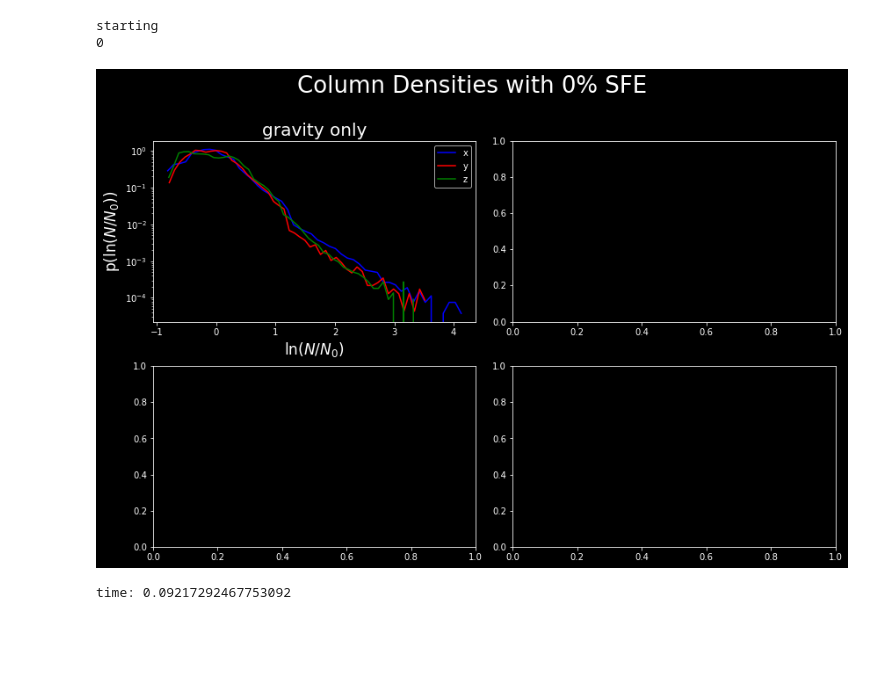
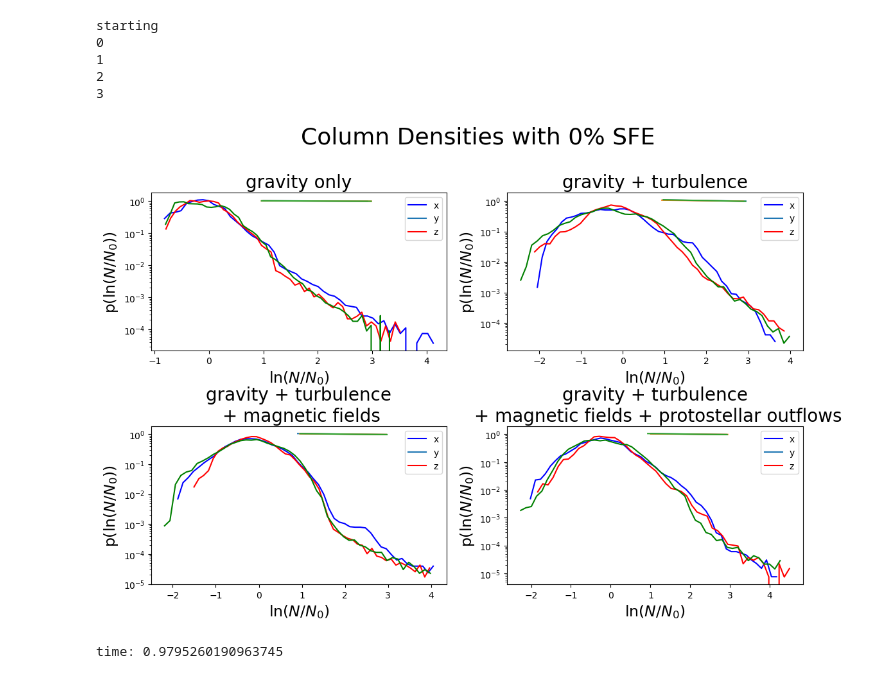
Before and after one commit to Kiihne/PDF-kiihne, a Jupyter notebook: curve_fit.ipynb, the cells around one changed output. Drawn from its saved outputs; the diff is of its cells as text; code cells hidden in the pictures; blank space fills up the shorter version.

```diff
--- a/curve_fit.ipynb
+++ b/curve_fit.ipynb
@@ -6,7 +6,7 @@ import time
 from yt.funcs import mylog
 import matplotlib.pyplot as plt
 mylog.setLevel(40) #prevents warning
-plt.style.use('dark_background')
+plt.style.use('default')
 import scipy
 from scipy import optimize
 # %%
@@ -15,29 +15,31 @@ inputfile = ('/scratch/jak491/npz_storage/covering_grid_den0.npz','/scratch/jak4
 percent = 0
 perc = '0'
 titles = ('gravity only', 'gravity + turbulence','gravity + turbulence\n + magnetic fields', 'gravity + turbulence\n + magnetic fields + protostellar outflows')
-lower_limit = .5
-upper_limit = 2
+lower_limit = .9
+upper_limit = 3
 # %%
-#select subrange of values to put in function
+#define function
 def linear(x, m, b):
-    y = m*x + b
-    return y
+    return m*x + b
+
 #y2 = linear(range(6),np.ones(6)*2,np.ones(6))
+# %%
+#plot setup
+d = {}
+variable_name =('density_g','density_gt','density_gtm', 'density_gtmp')
+input_file = inputfile[percent]
+plot_data = np.load(input_file, allow_pickle=True)
 # %%
+#main processing cell.
 start = time.time()
 print('starting')
-
-d = {}
-variable_name =('density_g','density_gt','density_gtm', 'density_gtmp')
-inputfile = inputfile[percent]
-plot_data = np.load(inputfile, allow_pickle=True)
 
 fig, ax = plt.subplots(nrows=2,ncols=2, sharex=False,figsize=(12,8))
 ax =ax.ravel()
 plt.suptitle('Column Densities with ' + perc + '% SFE', size =26)
-plot_data = np.load(inputfile, allow_pickle=True)
 
-for n in range(1):
+
+for n in range(4):
     den = plot_data[plot_data.files[n]]
     color_list = ('b', 'r', 'g')
     print(n)     #for time keeping
@@ -45,35 +47,52 @@ for n in range(1):
     for a in (range(3)):
         den_d = np.sum(den, axis = a)
         den_flat_d = den_d.flatten()
         den_mean_d = np.mean(den_flat_d)
         log_den_d = np.log(den_flat_d/den_mean_d)  #log step is slowing down
         counts_d, binS_d = np.histogram(log_den_d,bins=50, density= True)
 
         bin_list = []
         for i in range(len(binS_d)-1):
             bin_i=(binS_d[i]+binS_d[i+1])/2
             bin_list.append(bin_i)
+        #create subrange and plots linear fit
+        x =[]
+        y = []
+        for i in range(len(bin_list)):
+            if bin_list[i] > lower_limit:
+                if bin_list[i] < upper_limit:
+                    x.append(bin_list[i])
+                    y.append(counts_d[i])
+        lin_param, lin_con = scipy.optimize.curve_fit(linear, x, y)
+        m = np.ones(len(x))*lin_param[0]
+        b = np.ones(len(x))*lin_param[1]
+        y = linear(x,m,b)
+
         ax[n].set_xlabel(r'ln($N/N_0$)', size=17)
         ax[n].set_ylabel(r'p(ln($N/N_0$))', size=17)
         ax[n].set_title(titles[n], size = 20)
         ax[n].plot(bin_list, counts_d, color = color_list[a])
+        ax[n].plot(x,np.exp(y))
         ax[n].set_yscale('log')
 
 
     ax[n].legend([ 'x', 'y', 'z'])
 plt.tight_layout()
 plt.subplots_adjust(top=.85)
 plt.savefig('test') #('column_den_4lv_'+perc+'per', bbox_inches='tight')
 
 plt.show()
 
 end = time.time()
 print("time:",(end-start)/60)
 # %% [output]
 starting
 0
+1
+2
+3
-[figure, old version]
+[figure, new version]
-time: 0.09217292467753092
+time: 0.9795260190963745
 # %%
 #create subrange between bin values of limits set near top
 x =[]
```
Also changed, not shown: parts of 4 cells of this notebook.
